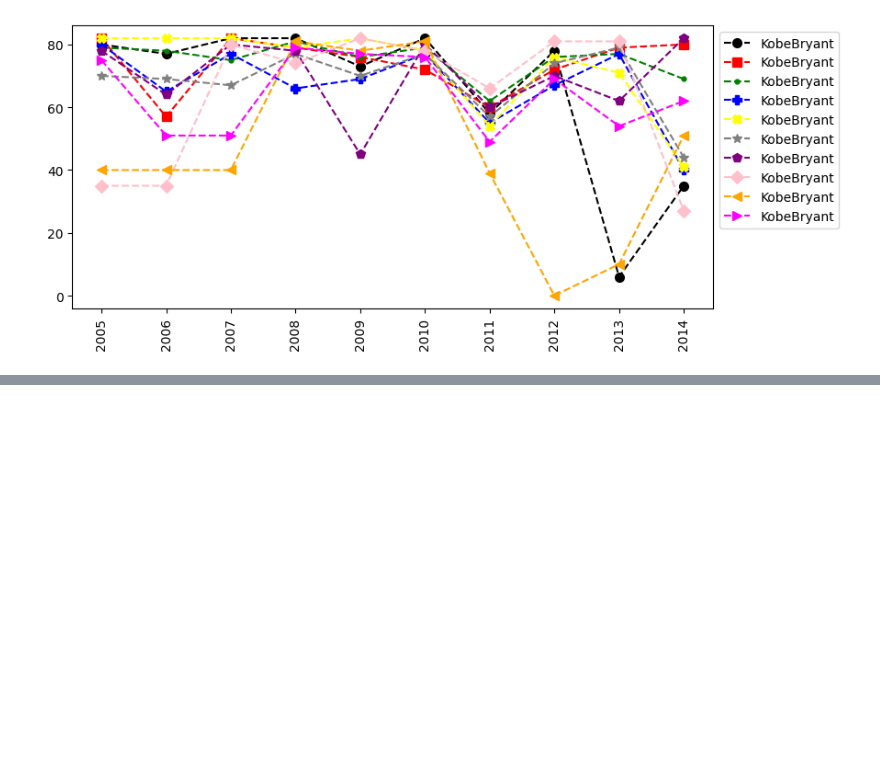
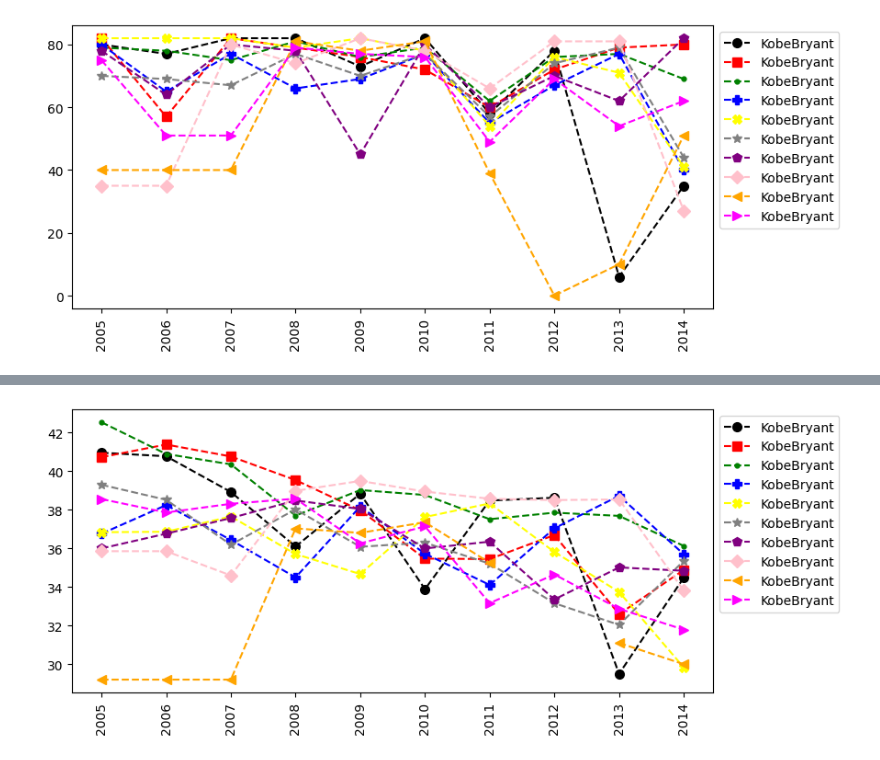
Before and after one commit to Marru73/Ejercicios-Python, a Jupyter notebook: CERTIFICADO IBM/matrices.ipynb, the cells around one changed output, grey strips where cells are left out. Saved outputs shown, nothing was run; the diff lists cells and outputs as text; code cells hidden in the pictures; blank space fills up the shorter version.

```diff
--- a/CERTIFICADO IBM/matrices.ipynb
+++ b/CERTIFICADO IBM/matrices.ipynb
@@ -358,0 +374,6 @@ mi_grafico(jugadores)
+# %%
+import warnings
+warnings.filterwarnings('ignore')
+mi_grafico(minutos_jugados/juegos)
+# %% [output]
+[figure, added]
```
Also changed, not shown: parts of 2 cells of this notebook.
